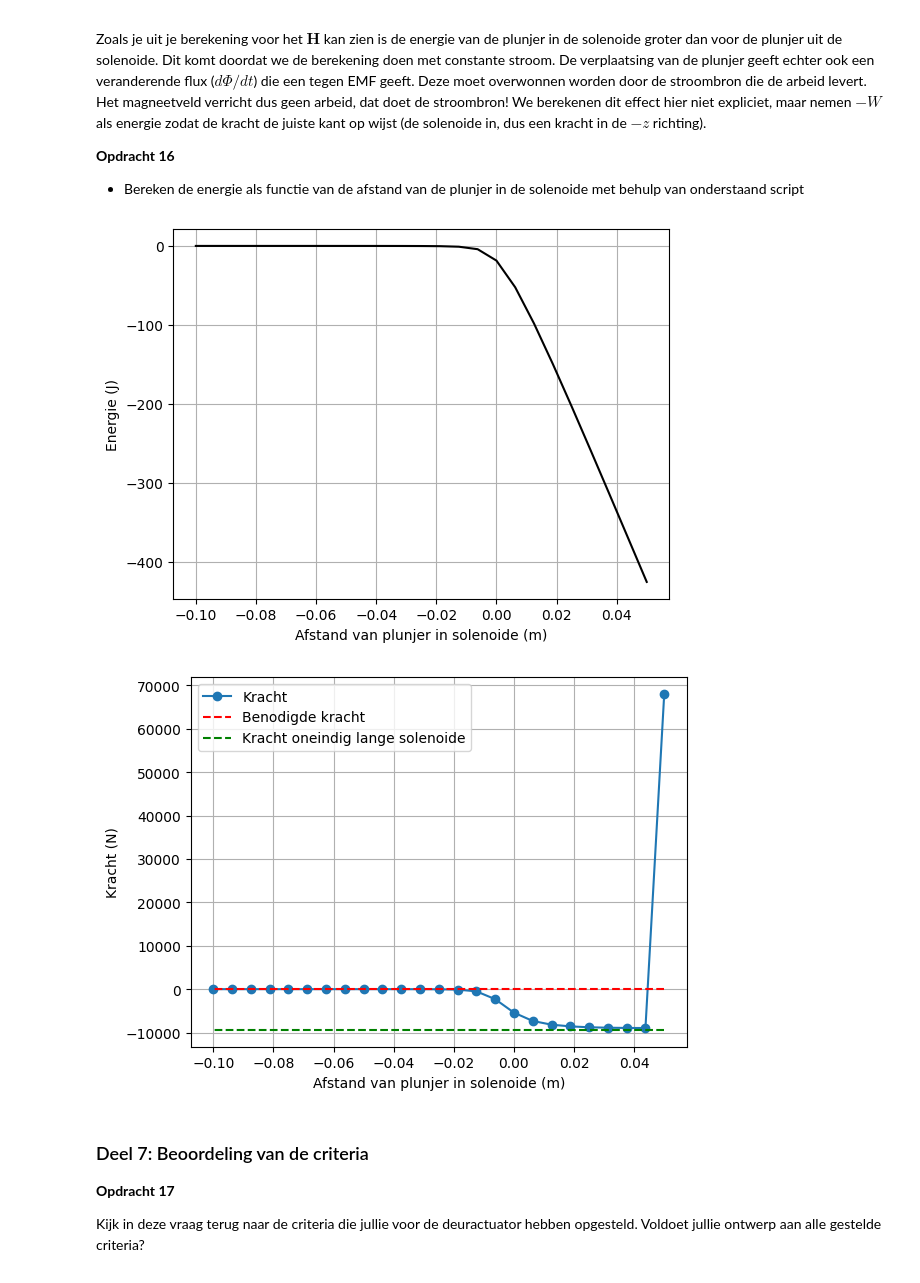
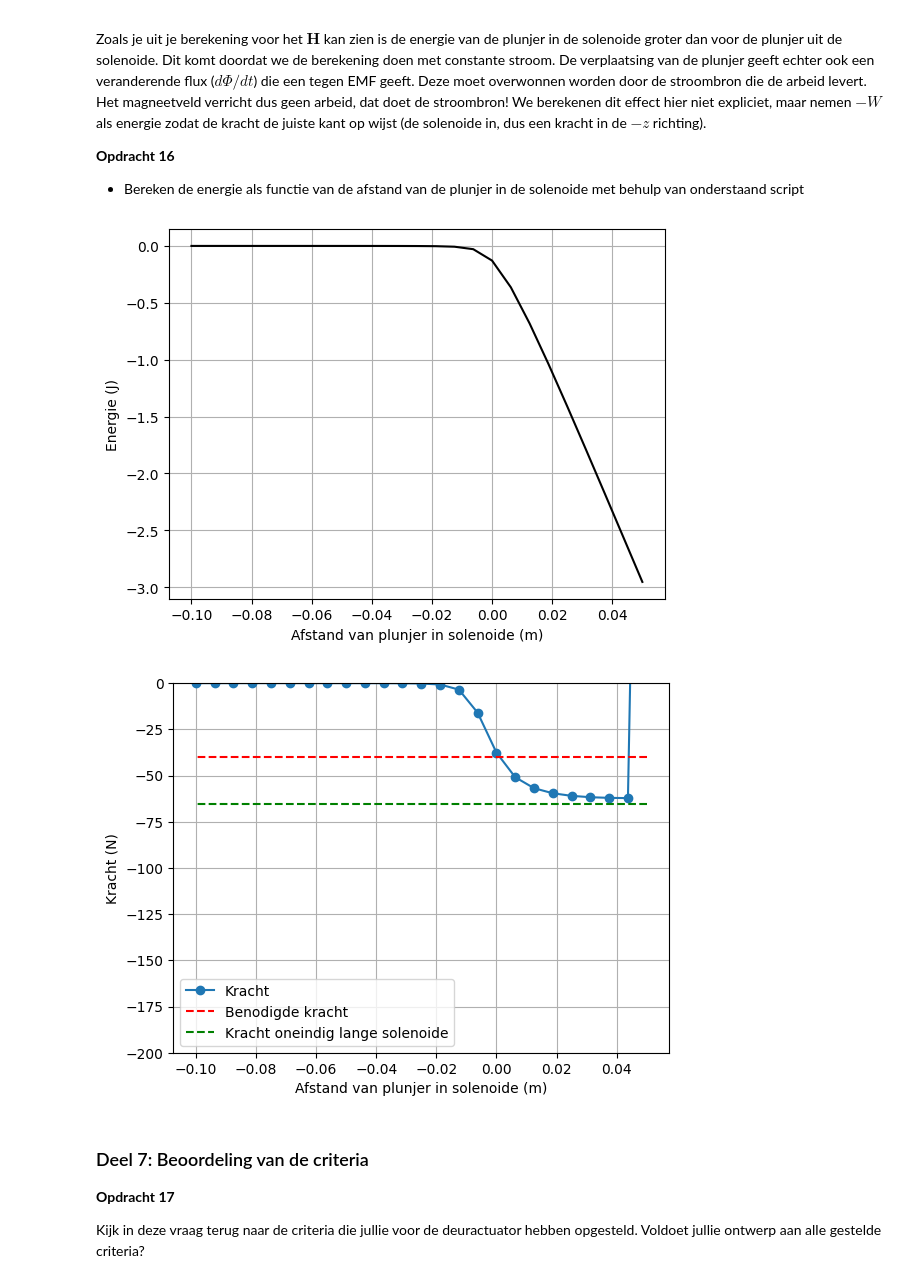
Before and after one commit to BobVill/opdrachten-DEF-D, a Jupyter notebook: KrachtactuatorOpdracht.ipynb, the cells around one changed output. Drawn from its saved outputs; the diff is of its cells as text; code cells hidden in the pictures.

```diff
--- a/KrachtactuatorOpdracht.ipynb
+++ b/KrachtactuatorOpdracht.ipynb
@@ -486,6 +482,14 @@ Omdat onze solenoide niet oneindig lang is zal het veld in de solenoide niet uni
 
 Bereken de $z$-component van het $\mathbf{H}$-veld op de as van de solenoide over het interval $z \in [0, 1.5L_s]$ in 25 stappen. Je moet nu dus op elk veld-punt met behulp Biot-Savart de bijdragen van alle stroomelementen integreren. Maak een grafiek van de $z$-component van het $\mathbf{H}$-veld tegen $z$.
 # %%
+I=stroomsterkte_deur
+l_draad =lengte_draad_deur # Lengte draad van de deur.
+r_sol = straal_actuator_deur # Straal solenoide
+L_sol = 0.1 #m Lengte solenoide.
+N =20000 #stapcount
+omwentelingen = l_draad/(2*np.pi*r_sol) # Aantal wikkeling
+n=omwentelingen/L_sol #spoed berekenen
+
 n_ax = 25
 z_ax = np.linspace(0, 1.5*L_sol, n_ax)
 H_ax = np.zeros(n_ax)
@@ -545,7 +549,7 @@ Zoals je uit je berekening voor het $\mathbf{H}$ kan zien is de energie van de p
 # %%
 # integrate the field up to point z_p
 
-Wz=-0.5*np.pi*straal_actuator_deur**2*np.cumsum(np.flipud(H_ax)*mu_r*mu_0*np.flipud(H_ax))*(z_ax[1] - z_ax[0])
+Wz=-0.5*np.pi*r_sol**2*np.cumsum(np.flipud(H_ax)*mu_r*mu_0*np.flipud(H_ax))*(z_ax[1] - z_ax[0])
 
 plt.plot(L_sol/2 - z_ax, np.flipud(Wz), '-k')
 plt.xlabel('Afstand van plunjer in solenoide (m)')
@@ -553,23 +557,24 @@ plt.ylabel('Energie (J)')
 plt.grid()
 plt.show()
 # %% [output]
-[figure, old version]
+[figure, new version]
 # %%
-force_analytical = -mu_0*mu_r*np.pi*straal_actuator_deur**2*omwentelingen**2*I**2/2/L_sol**2 # Kracht uitrekenen numeriek
+force_analytical = -mu_0*mu_r*np.pi*r_sol**2*omwentelingen**2*I**2/2/L_sol**2 # Kracht uitrekenen numeriek
 force_numerical=np.diff(Wz, n=1, append=[0])/(z_ax[1] - z_ax[0]) # Kracht uitrekenen
 
 # Plotting the results
 plt.plot(L_sol/2 - z_ax, np.flipud(force_numerical), '-o', label='Kracht')
-plt.plot(L_sol/2 - z_ax, (-5*9.8)*np.ones(n_ax), '--r', label='Benodigde kracht')
+#plt.plot(L_sol/2 - z_ax, (-5*9.8)*np.ones(n_ax), '--r', label='Benodigde kracht')
+plt.plot(L_sol/2 - z_ax, -F_deur*np.ones(n_ax), '--r', label='Benodigde kracht')
 plt.plot(L_sol/2 - z_ax, force_analytical*np.ones(n_ax), '--g', label='Kracht oneindig lange solenoide')
 plt.xlabel('Afstand van plunjer in solenoide (m)')
 plt.ylabel('Kracht (N)')
 plt.grid()
 plt.legend()
-#plt.ylim([-200, 0])
+plt.ylim([-200, 0])
 plt.show()
 # %% [output]
-[figure, old version]
+[figure, new version]
 # %% [markdown]
 ### Deel 7: Beoordeling van de criteria
 **Opdracht 17**
```
Also changed, not shown: parts of 8 cells of this notebook.
